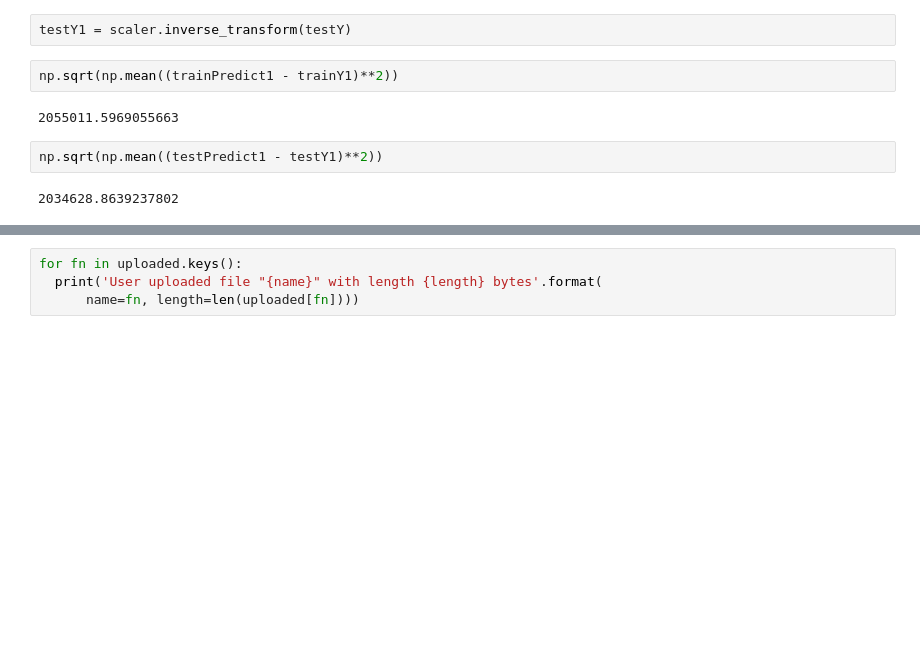
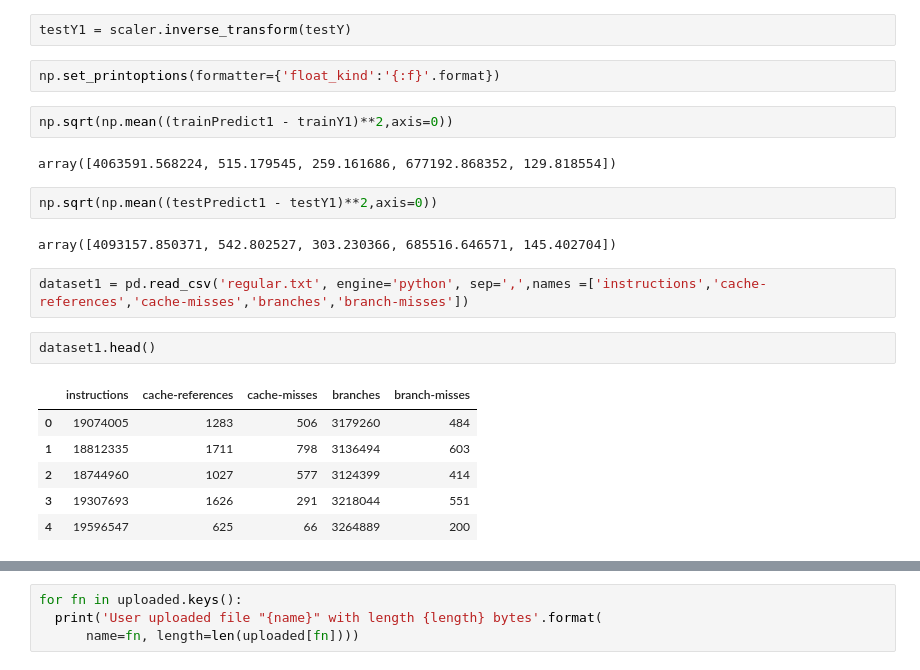
Before and after one commit to kumarshankar/Ransomware-Detector, a Jupyter notebook: final_code.ipynb, the cells around one changed output, grey strips where cells are left out. Saved outputs shown, nothing was run; the diff lists cells and outputs as text; blank space fills up the shorter version.

```diff
--- a/final_code.ipynb
+++ b/final_code.ipynb
@@ -134,14 +218,27 @@ testPredict1  = scaler.inverse_transform(testPredict)
 trainY1 = scaler.inverse_transform(trainY)
 # %%
 testY1 = scaler.inverse_transform(testY)
+# %%
+np.set_printoptions(formatter={'float_kind':'{:f}'.format})
 # %%
-np.sqrt(np.mean((trainPredict1 - trainY1)**2))
+np.sqrt(np.mean((trainPredict1 - trainY1)**2,axis=0))
 # %% [output]
-2055011.5969055663
+array([4063591.568224, 515.179545, 259.161686, 677192.868352, 129.818554])
 # %%
-np.sqrt(np.mean((testPredict1 - testY1)**2))
+np.sqrt(np.mean((testPredict1 - testY1)**2,axis=0))
 # %% [output]
-2034628.8639237802
+array([4093157.850371, 542.802527, 303.230366, 685516.646571, 145.402704])
+# %%
+dataset1 = pd.read_csv('regular.txt', engine='python', sep=',',names =['instructions','cache-references','cache-misses','branches','branch-misses'])
+# %%
+dataset1.head()
+# %% [output]
+|  | instructions | cache-references | cache-misses | branches | branch-misses |
+| 0 | 19074005 | 1283 | 506 | 3179260 | 484 |
+| 1 | 18812335 | 1711 | 798 | 3136494 | 603 |
+| 2 | 18744960 | 1027 | 577 | 3124399 | 414 |
+| 3 | 19307693 | 1626 | 291 | 3218044 | 551 |
+| 4 | 19596547 | 625 | 66 | 3264889 | 200 |
 # %%
 from google.colab import files
 upload = files.upload()
```
Also changed, not shown: parts of 29 cells of this notebook.
